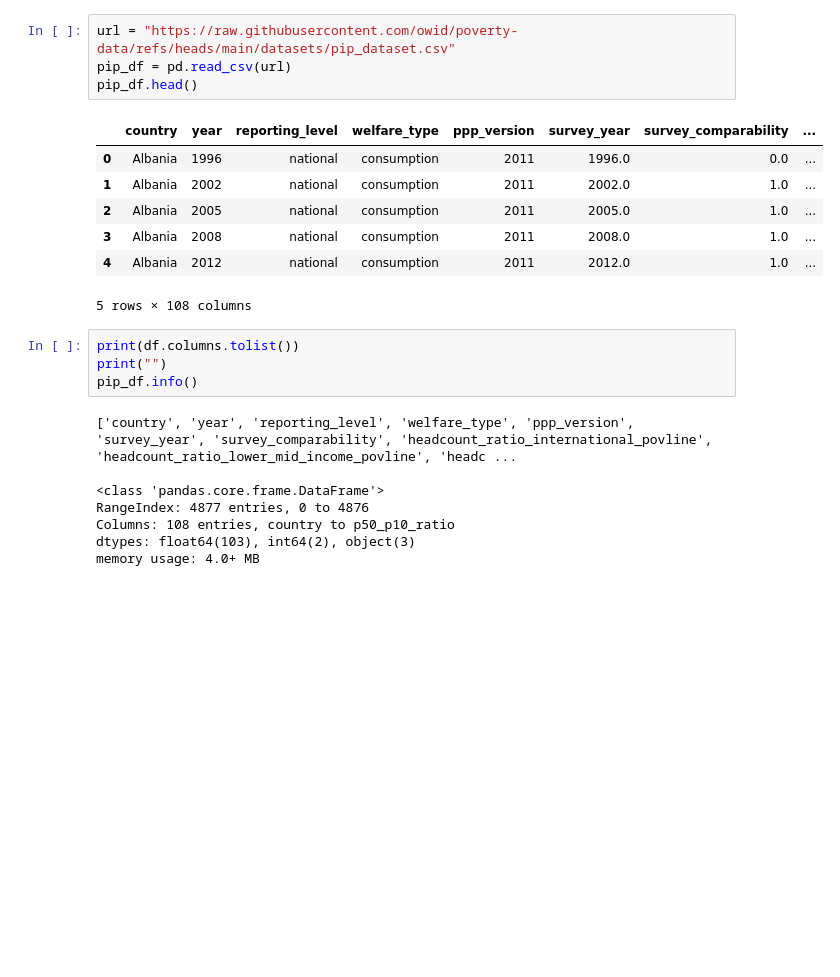
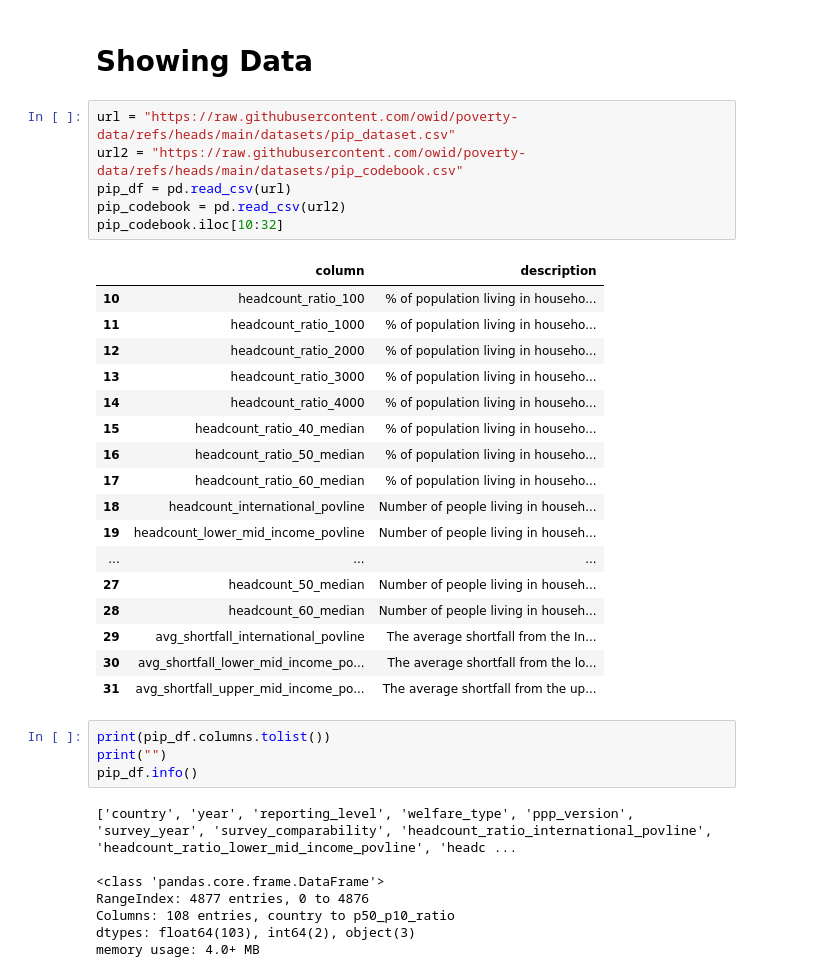
Before and after one commit to danielsmith-cloud/DSRP_inequality, a Jupyter notebook: DSRP_pip.ipynb, the cells around one changed output. Drawn from its saved outputs; the diff is of its cells as text; blank space fills up the shorter version.

```diff
--- a/DSRP_pip.ipynb
+++ b/DSRP_pip.ipynb
@@ -41,18 +44,32 @@ Requirement already satisfied: tzdata>=2022.7 in /usr/local/lib/python3.12/dist-
 Requirement already satisfied: six>=1.5 in /usr/local/lib/python3.12/dist-packages (from python-dateutil>=2.7->matplotlib!=3.6.1,>=3.4->seaborn) (1.17.0)
+# %% [markdown]
+# **Showing Data**
 # %%
 url = "https://raw.githubusercontent.com/owid/poverty-data/refs/heads/main/datasets/pip_dataset.csv"
+url2 = "https://raw.githubusercontent.com/owid/poverty-data/refs/heads/main/datasets/pip_codebook.csv"
 pip_df = pd.read_csv(url)
-pip_df.head()
+pip_codebook = pd.read_csv(url2)
+pip_codebook.iloc[10:32]
 # %% [output]
-|  | country | year | reporting_level | welfare_type | ppp_version | survey_year | survey_comparability | ... |
-| 0 | Albania | 1996 | national | consumption | 2011 | 1996.0 | 0.0 | ... |
-| 1 | Albania | 2002 | national | consumption | 2011 | 2002.0 | 1.0 | ... |
-| 2 | Albania | 2005 | national | consumption | 2011 | 2005.0 | 1.0 | ... |
-| 3 | Albania | 2008 | national | consumption | 2011 | 2008.0 | 1.0 | ... |
-| 4 | Albania | 2012 | national | consumption | 2011 | 2012.0 | 1.0 | ... |
+|  | column | description |
+| 10 | headcount_ratio_100 | % of population living in househo... |
+| 11 | headcount_ratio_1000 | % of population living in househo... |
+| 12 | headcount_ratio_2000 | % of population living in househo... |
+| 13 | headcount_ratio_3000 | % of population living in househo... |
+| 14 | headcount_ratio_4000 | % of population living in househo... |
+| 15 | headcount_ratio_40_median | % of population living in househo... |
+| 16 | headcount_ratio_50_median | % of population living in househo... |
+| 17 | headcount_ratio_60_median | % of population living in househo... |
+| 18 | headcount_international_povline | Number of people living in househ... |
+| 19 | headcount_lower_mid_income_povline | Number of people living in househ... |
+| ... | ... | ... |
+| 27 | headcount_50_median | Number of people living in househ... |
+| 28 | headcount_60_median | Number of people living in househ... |
+| 29 | avg_shortfall_international_povline | The average shortfall from the In... |
+| 30 | avg_shortfall_lower_mid_income_po... | The average shortfall from the lo... |
+| 31 | avg_shortfall_upper_mid_income_po... | The average shortfall from the up... |
-5 rows × 108 columns
 # %%
-print(df.columns.tolist())
+print(pip_df.columns.tolist())
 print("")
 pip_df.info()
 # %% [output]
```
Also changed, not shown: parts of 13 cells of this notebook.
